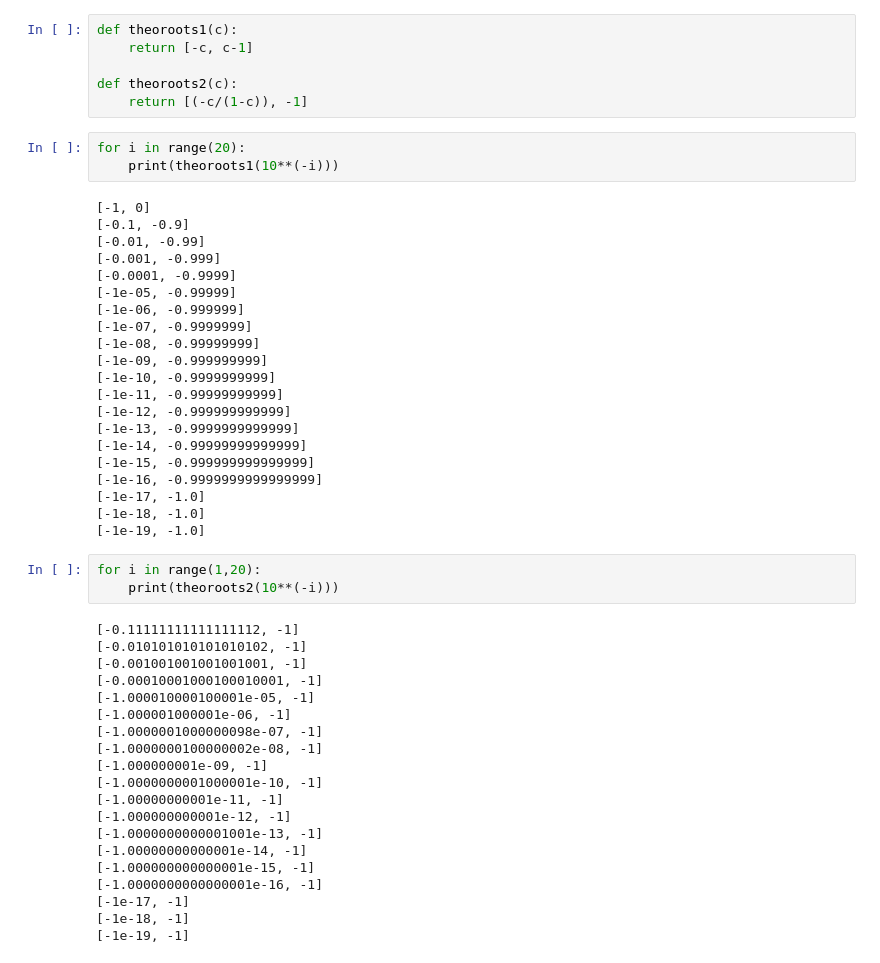
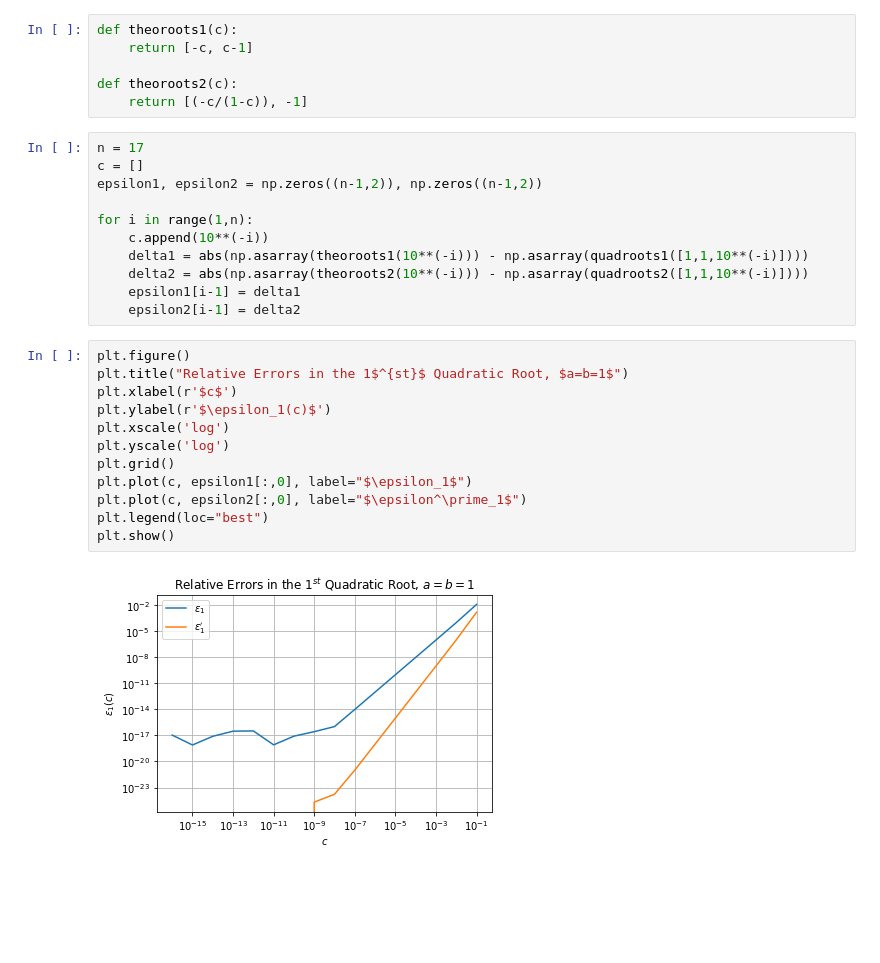
Before and after one commit to sabaronett/computational-physics-class-404-604-Spring-2020, a Jupyter notebook: homework/hw02.ipynb, the cells around one changed output. Saved outputs shown, nothing was run; the diff lists cells and outputs as text; blank space fills up the shorter version.

```diff
--- a/homework/hw02.ipynb
+++ b/homework/hw02.ipynb
@@ -337,50 +337,28 @@ def theoroots1(c):
 
 def theoroots2(c):
     return [(-c/(1-c)), -1]
-# %%
-for i in range(20):
-    print(theoroots1(10**(-i)))
-# %% [output]
-[-1, 0]
-[-0.1, -0.9]
-[-0.01, -0.99]
-[-0.001, -0.999]
-[-0.0001, -0.9999]
-[-1e-05, -0.99999]
-[-1e-06, -0.999999]
-[-1e-07, -0.9999999]
-[-1e-08, -0.99999999]
-[-1e-09, -0.999999999]
-[-1e-10, -0.9999999999]
-[-1e-11, -0.99999999999]
-[-1e-12, -0.999999999999]
-[-1e-13, -0.9999999999999]
-[-1e-14, -0.99999999999999]
-[-1e-15, -0.999999999999999]
-[-1e-16, -0.9999999999999999]
-[-1e-17, -1.0]
-[-1e-18, -1.0]
-[-1e-19, -1.0]
-# %%
-for i in range(1,20):
-    print(theoroots2(10**(-i)))
-# %% [output]
-[-0.11111111111111112, -1]
-[-0.010101010101010102, -1]
-[-0.001001001001001001, -1]
-[-0.00010001000100010001, -1]
-[-1.000010000100001e-05, -1]
-[-1.000001000001e-06, -1]
-[-1.0000001000000098e-07, -1]
-[-1.0000000100000002e-08, -1]
-[-1.000000001e-09, -1]
-[-1.0000000001000001e-10, -1]
-[-1.00000000001e-11, -1]
-[-1.000000000001e-12, -1]
-[-1.0000000000001001e-13, -1]
-[-1.00000000000001e-14, -1]
-[-1.000000000000001e-15, -1]
-[-1.0000000000000001e-16, -1]
-[-1e-17, -1]
-[-1e-18, -1]
-[-1e-19, -1]
+# %%
+n = 17
+c = []
+epsilon1, epsilon2 = np.zeros((n-1,2)), np.zeros((n-1,2))
+
+for i in range(1,n):
+    c.append(10**(-i))
+    delta1 = abs(np.asarray(theoroots1(10**(-i))) - np.asarray(quadroots1([1,1,10**(-i)])))
+    delta2 = abs(np.asarray(theoroots2(10**(-i))) - np.asarray(quadroots2([1,1,10**(-i)])))
+    epsilon1[i-1] = delta1
+    epsilon2[i-1] = delta2
+# %%
+plt.figure()
+plt.title("Relative Errors in the 1$^{st}$ Quadratic Root, $a=b=1$")
+plt.xlabel(r'$c$')
+plt.ylabel(r'$\epsilon_1(c)$')
+plt.xscale('log')
+plt.yscale('log')
+plt.grid()
+plt.plot(c, epsilon1[:,0], label="$\epsilon_1$")
+plt.plot(c, epsilon2[:,0], label="$\epsilon^\prime_1$")
+plt.legend(loc="best")
+plt.show()
+# %% [output]
+[figure, added]
```
Also changed, not shown: parts of 5 cells of this notebook.
